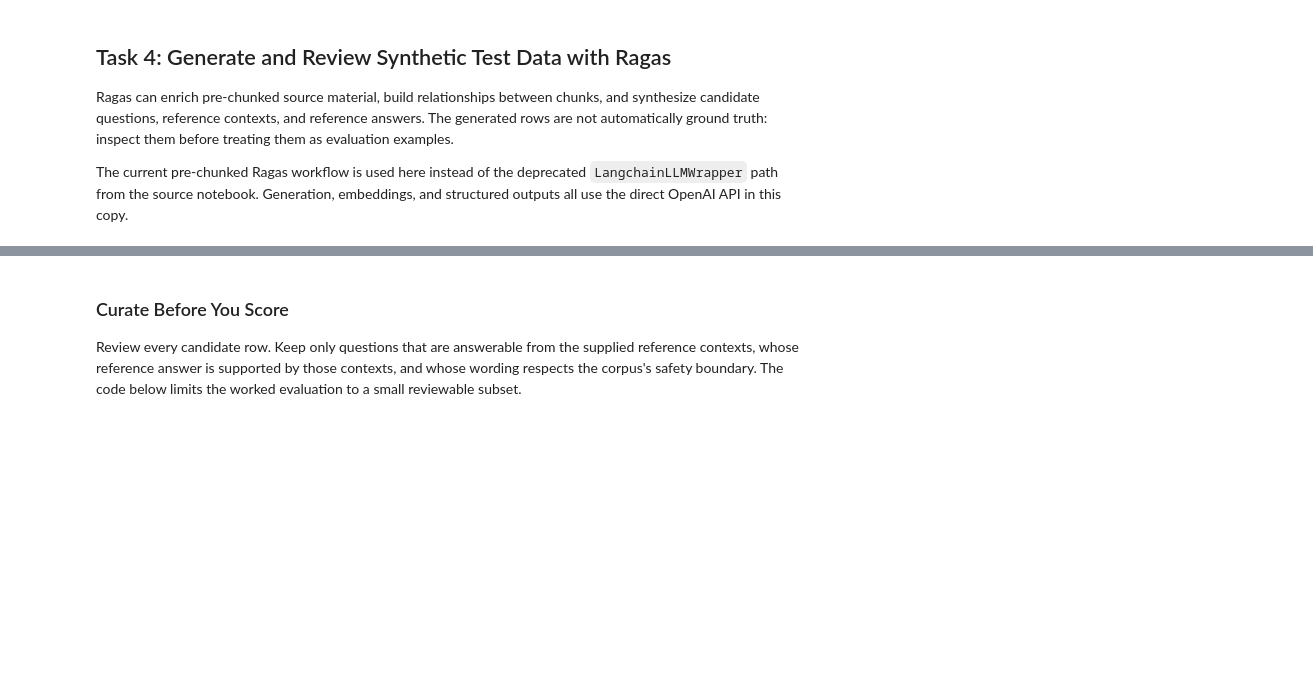
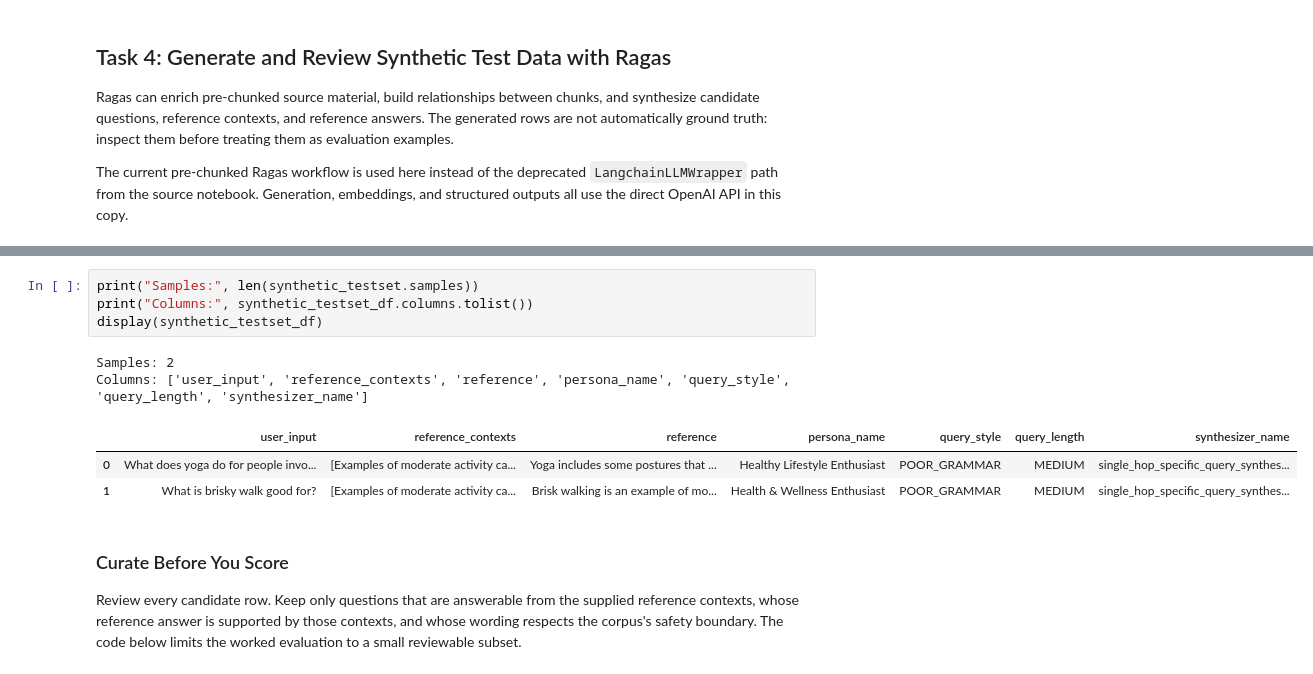
Before and after one commit to lillybak/AIEC.01, a Jupyter notebook: 06_Agentic_RAG_Evaluation/01_Metal_Price_Agent_Evaluation_Ragas_LangGraph.ipynb, the cells around one changed output, grey strips where cells are left out. Drawn from its saved outputs; the diff is of its cells as text; blank space fills up the shorter version.

Commit message:
Done till Activity #1: -will complete

```diff
--- a/06_Agentic_RAG_Evaluation/01_Metal_Price_Agent_Evaluation_Ragas_LangGraph.ipynb
+++ b/06_Agentic_RAG_Evaluation/01_Metal_Price_Agent_Evaluation_Ragas_LangGraph.ipynb
@@ -354,3 +407,13 @@ synthetic_testset_df[[
+# %%
+print("Samples:", len(synthetic_testset.samples))
+print("Columns:", synthetic_testset_df.columns.tolist())
+display(synthetic_testset_df)
+# %% [output]
+Samples: 2
+Columns: ['user_input', 'reference_contexts', 'reference', 'persona_name', 'query_style', 'query_length', 'synthesizer_name']
+|  | user_input | reference_contexts | reference | persona_name | query_style | query_length | synthesizer_name |
+| 0 | What does yoga do for people invo... | [Examples of moderate activity ca... | Yoga includes some postures that ... | Healthy Lifestyle Enthusiast | POOR_GRAMMAR | MEDIUM | single_hop_specific_query_synthes... |
+| 1 | What is brisky walk good for? | [Examples of moderate activity ca... | Brisk walking is an example of mo... | Health & Wellness Enthusiast | POOR_GRAMMAR | MEDIUM | single_hop_specific_query_synthes... |
 # %% [markdown]
 ### Curate Before You Score
 
```
Also changed, not shown: parts of 28 cells of this notebook.
